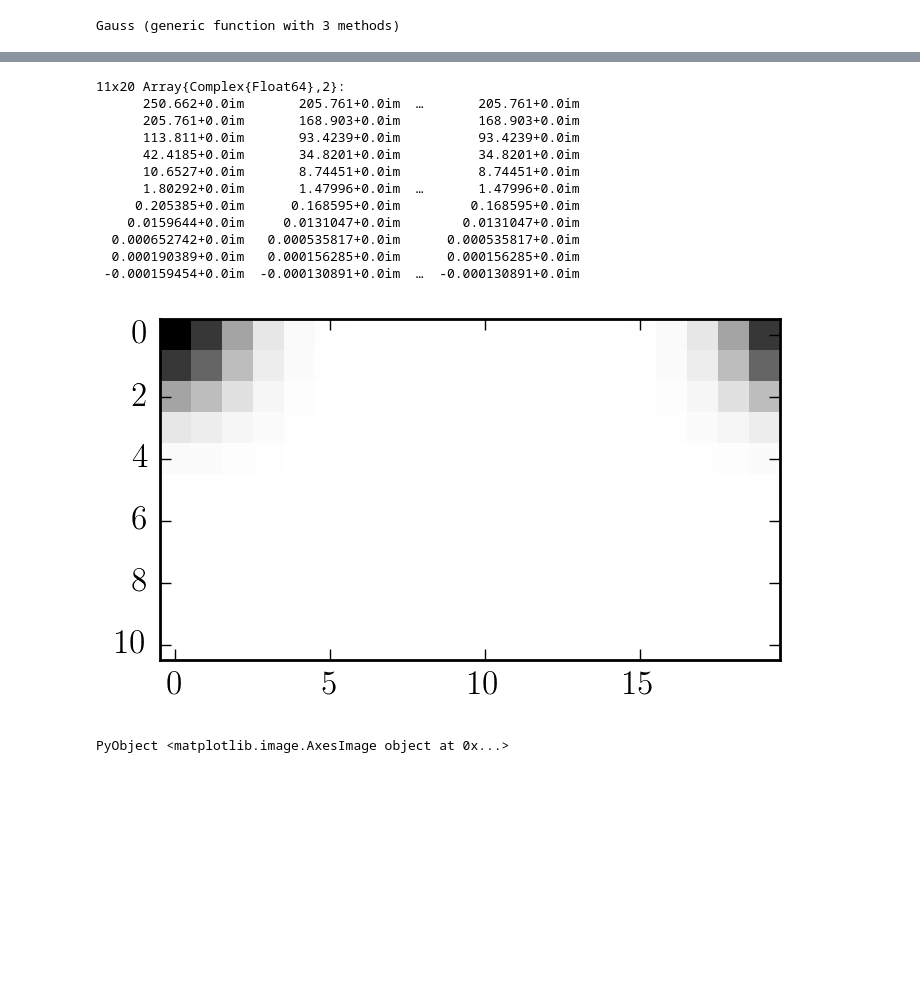
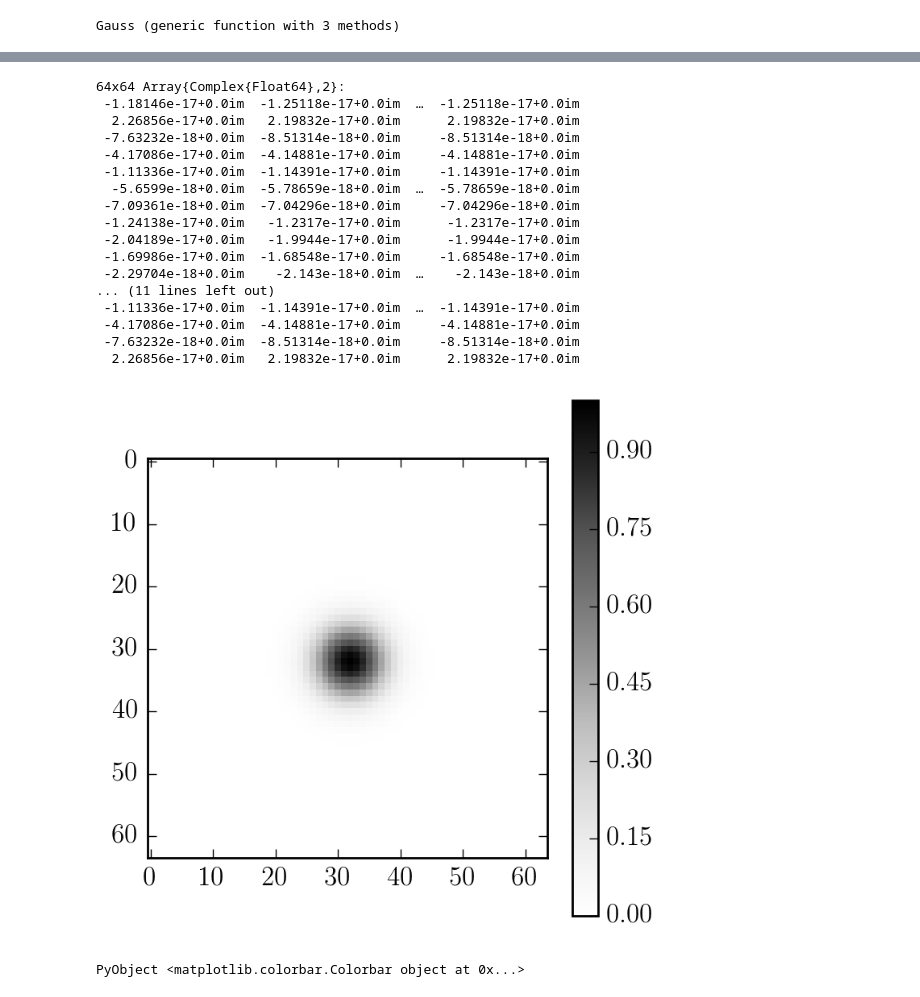
Before and after one commit to iancze/DiskJockey, a Jupyter notebook: notebooks/FFT.ipynb, the cells around one changed output, grey strips where cells are left out. Cells and saved outputs as stored; diff of their text form; code cells hidden in the pictures; blank space fills up the shorter version.

```diff
--- a/notebooks/FFT.ipynb
+++ b/notebooks/FFT.ipynb
@@ -30,4 +39,2 @@ plt.plot(xx,yy, "o")
 1-element Array{Any,1}:
  PyObject <matplotlib.lines.Line2D object at 0x...>
-# %%
-out = fft(yy)
@@ -152,26 +89,30 @@ function Gauss(x::Vector{Float64}, y::Vector{Float64})
     nx = length(x)
     ny = length(y)
 
-    #Big arrays to hold x,y pairs similar to np.meshgrid
-    xx = Array(Float64, (ny, nx))
-    yy = Array(Float64, (ny, nx))
+    out = Array(Float64, (ny, nx))
 
-    gg = Array(Float64, (ny, nx))
-
-    for i=1:ny
-        xx[i, :] = x
-    end
-
-    for j=1:nx
-        yy[:, j] = y
-    end
-
-    for i=1:ny
-        for j=1:nx
-            gg[i,j] = Gauss(xx[i, j], yy[i, j])
+    for j=1:ny
+        for i=1:nx
+            out[j,i] = Gauss(x[i], y[j])
         end
     end
 
-    return gg
+    return out
 end
+
+function GaussFT(u::Vector{Float64}, v::Vector{Float64})
+
+    nx = length(u)
+    ny = length(v)
+
+    out = Array(Float64, (ny, nx))
+
+    for j=1:ny
+        for i=1:nx
+            out[j,i] = Gauss(u[i], v[j])
+        end
+    end
+
+    return out
+end
 # %% [output]
@@ -208,23 +149,29 @@ plt.imshow(fftshift(img), interpolation="none", origin="upper", cmap=plt.get_cma
 PyObject <matplotlib.image.AxesImage object at 0x...>
 # %%
-imout = rfft(fftshift(img))
+imout = dx * dx * fftshift(fft(fftshift(img)))
 # %% [output]
-11x20 Array{Complex{Float64},2}:
-      250.662+0.0im       205.761+0.0im  …       205.761+0.0im
-      205.761+0.0im       168.903+0.0im          168.903+0.0im
-      113.811+0.0im       93.4239+0.0im          93.4239+0.0im
-      42.4185+0.0im       34.8201+0.0im          34.8201+0.0im
-      10.6527+0.0im       8.74451+0.0im          8.74451+0.0im
-      1.80292+0.0im       1.47996+0.0im  …       1.47996+0.0im
-     0.205385+0.0im      0.168595+0.0im         0.168595+0.0im
-    0.0159644+0.0im     0.0131047+0.0im        0.0131047+0.0im
-  0.000652742+0.0im   0.000535817+0.0im      0.000535817+0.0im
-  0.000190389+0.0im   0.000156285+0.0im      0.000156285+0.0im
- -0.000159454+0.0im  -0.000130891+0.0im  …  -0.000130891+0.0im
+64x64 Array{Complex{Float64},2}:
+ -1.18146e-17+0.0im  -1.25118e-17+0.0im  …  -1.25118e-17+0.0im
+  2.26856e-17+0.0im   2.19832e-17+0.0im      2.19832e-17+0.0im
+ -7.63232e-18+0.0im  -8.51314e-18+0.0im     -8.51314e-18+0.0im
+ -4.17086e-17+0.0im  -4.14881e-17+0.0im     -4.14881e-17+0.0im
+ -1.11336e-17+0.0im  -1.14391e-17+0.0im     -1.14391e-17+0.0im
+  -5.6599e-18+0.0im  -5.78659e-18+0.0im  …  -5.78659e-18+0.0im
+ -7.09361e-18+0.0im  -7.04296e-18+0.0im     -7.04296e-18+0.0im
+ -1.24138e-17+0.0im   -1.2317e-17+0.0im      -1.2317e-17+0.0im
+ -2.04189e-17+0.0im   -1.9944e-17+0.0im      -1.9944e-17+0.0im
+ -1.69986e-17+0.0im  -1.68548e-17+0.0im     -1.68548e-17+0.0im
+ -2.29704e-18+0.0im    -2.143e-18+0.0im  …    -2.143e-18+0.0im
+... (11 lines left out)
+ -1.11336e-17+0.0im  -1.14391e-17+0.0im  …  -1.14391e-17+0.0im
+ -4.17086e-17+0.0im  -4.14881e-17+0.0im     -4.14881e-17+0.0im
+ -7.63232e-18+0.0im  -8.51314e-18+0.0im     -8.51314e-18+0.0im
+  2.26856e-17+0.0im   2.19832e-17+0.0im      2.19832e-17+0.0im
 # %%
 plt.imshow(real(imout), interpolation="none", origin="upper", cmap=plt.get_cmap("Greys"))
+plt.colorbar()
 # %% [output]
-[figure, old version]
+[figure, new version]
-PyObject <matplotlib.image.AxesImage object at 0x...>
+PyObject <matplotlib.colorbar.Colorbar object at 0x...>
 # %%
 plt.imshow(imag(imout), interpolation="none", origin="upper", cmap=plt.get_cmap("Greys"))
```
Also changed, not shown: parts of 42 cells of this notebook, 7 other files.
